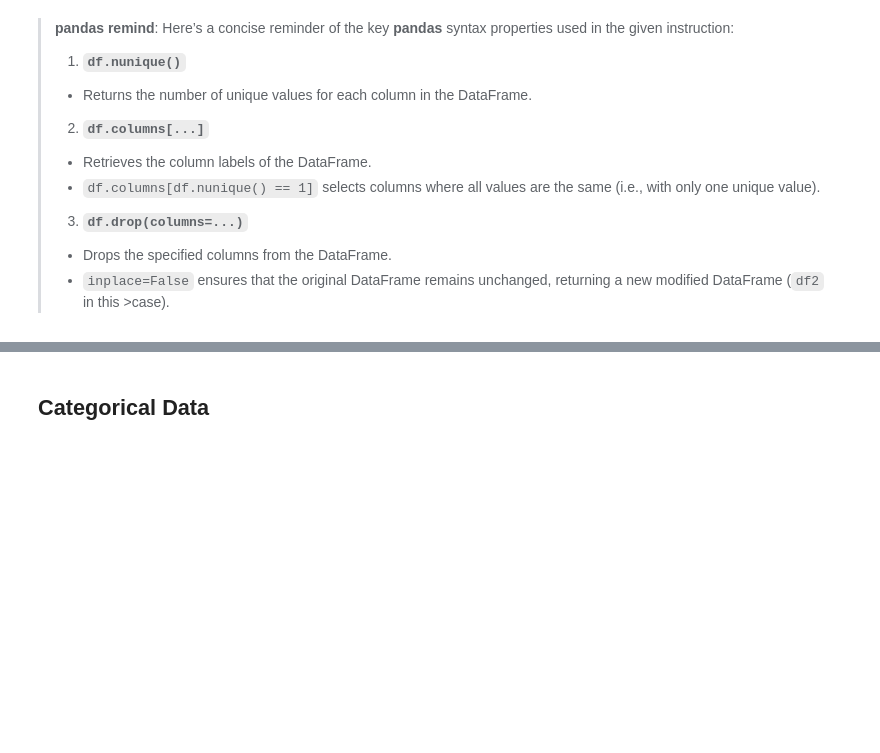
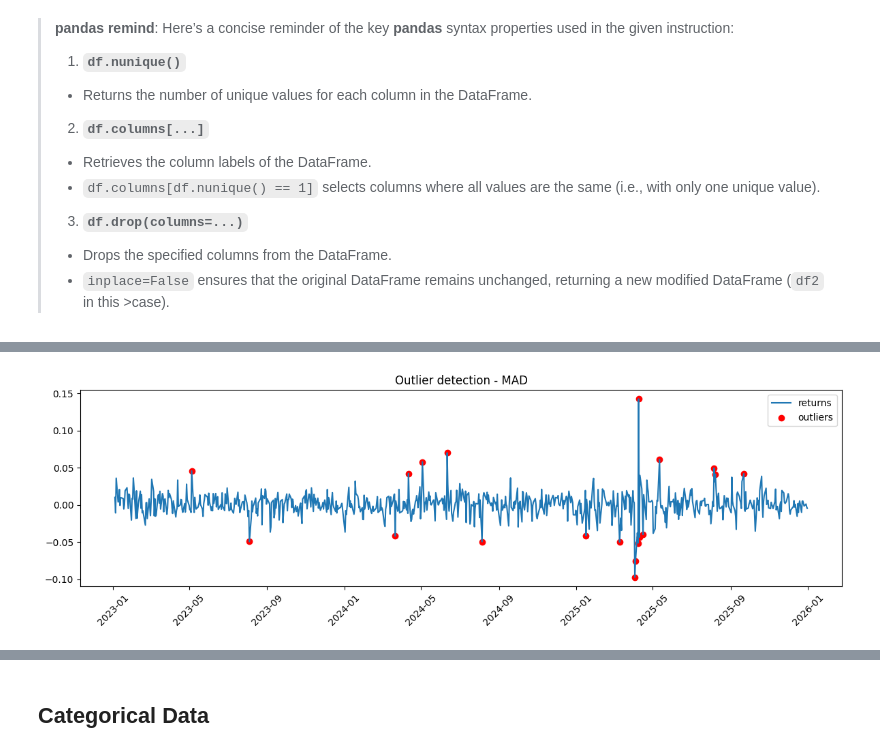
Before and after one commit to polyhedron-gdl/ml-for-finance-intro, a Jupyter notebook: 2026/01-notebooks/nb-lesson-2-1.ipynb, the cells around one changed output, grey strips where cells are left out. Cells and saved outputs as stored; diff of their text form; code cells hidden in the pictures; blank space fills up the shorter version.

```diff
--- a/2026/01-notebooks/nb-lesson-2-1.ipynb
+++ b/2026/01-notebooks/nb-lesson-2-1.ipynb
@@ -421,0 +601,9 @@ df
+# %%
+def outliers_mad(series, threshold=3.5):
+    median = np.median(series)
+    mad = np.median(np.abs(series - median))
+
+    modified_z = 0.6745 * (series - median) / mad
+    mask = np.abs(modified_z) > threshold
+
+    return mask, modified_z
@@ -421,0 +615,21 @@ df
+# %%
+import matplotlib.dates as mdates
+
+r = df['return']
+
+plt.figure(figsize=(12,4))
+plt.plot(r.index, r, label="returns")
+
+plt.scatter(r.index[mask_mad], r[mask_mad], color="red", label="outliers")
+
+# formattazione asse temporale
+plt.gca().xaxis.set_major_locator(mdates.AutoDateLocator())
+plt.gca().xaxis.set_major_formatter(mdates.DateFormatter('%Y-%m'))
+
+plt.xticks(rotation=45)
+plt.legend()
+plt.title("Outlier detection - MAD")
+plt.tight_layout()
+plt.show()
+# %% [output]
+[figure, added]
```
Also changed, not shown: parts of 99 cells of this notebook, 2 other files.
